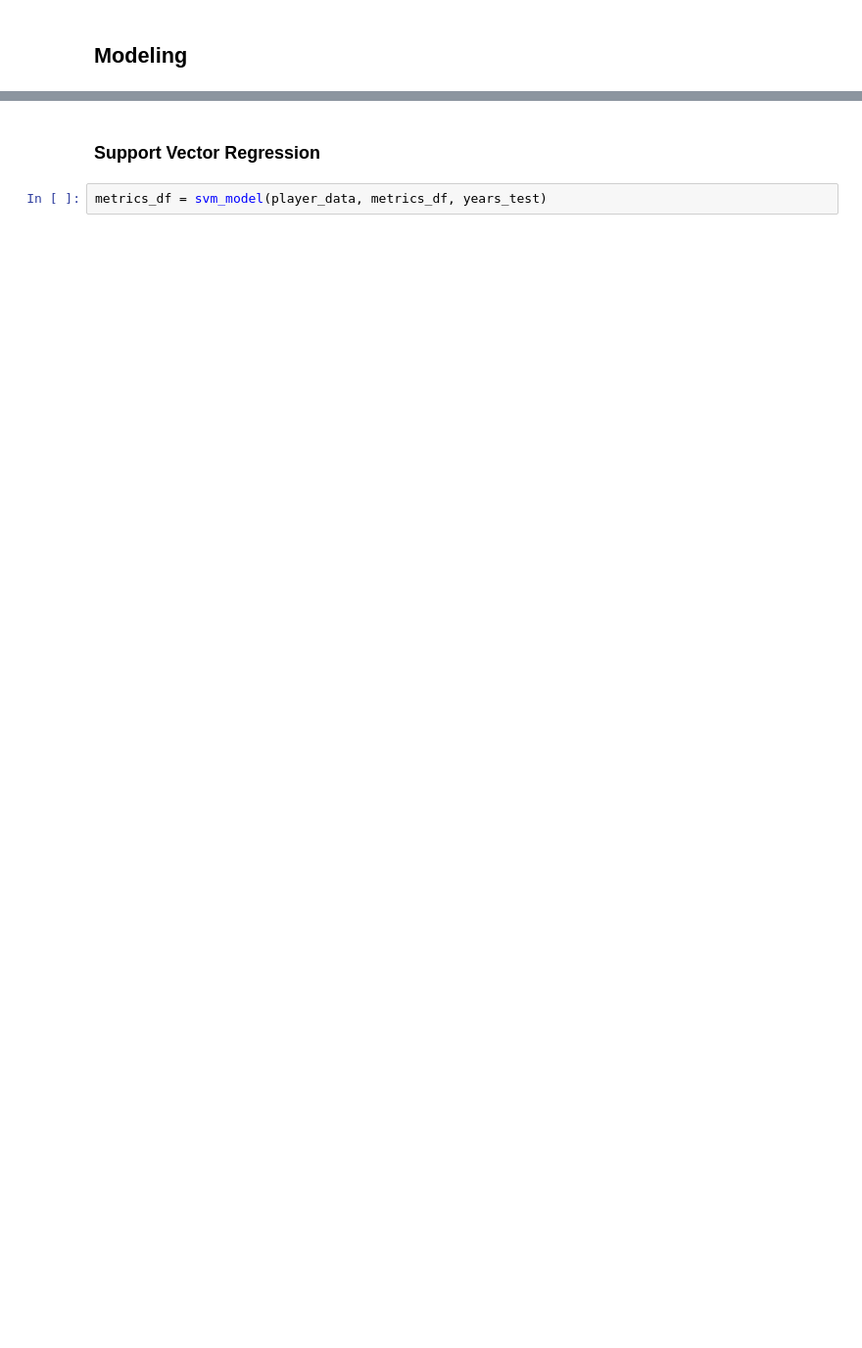
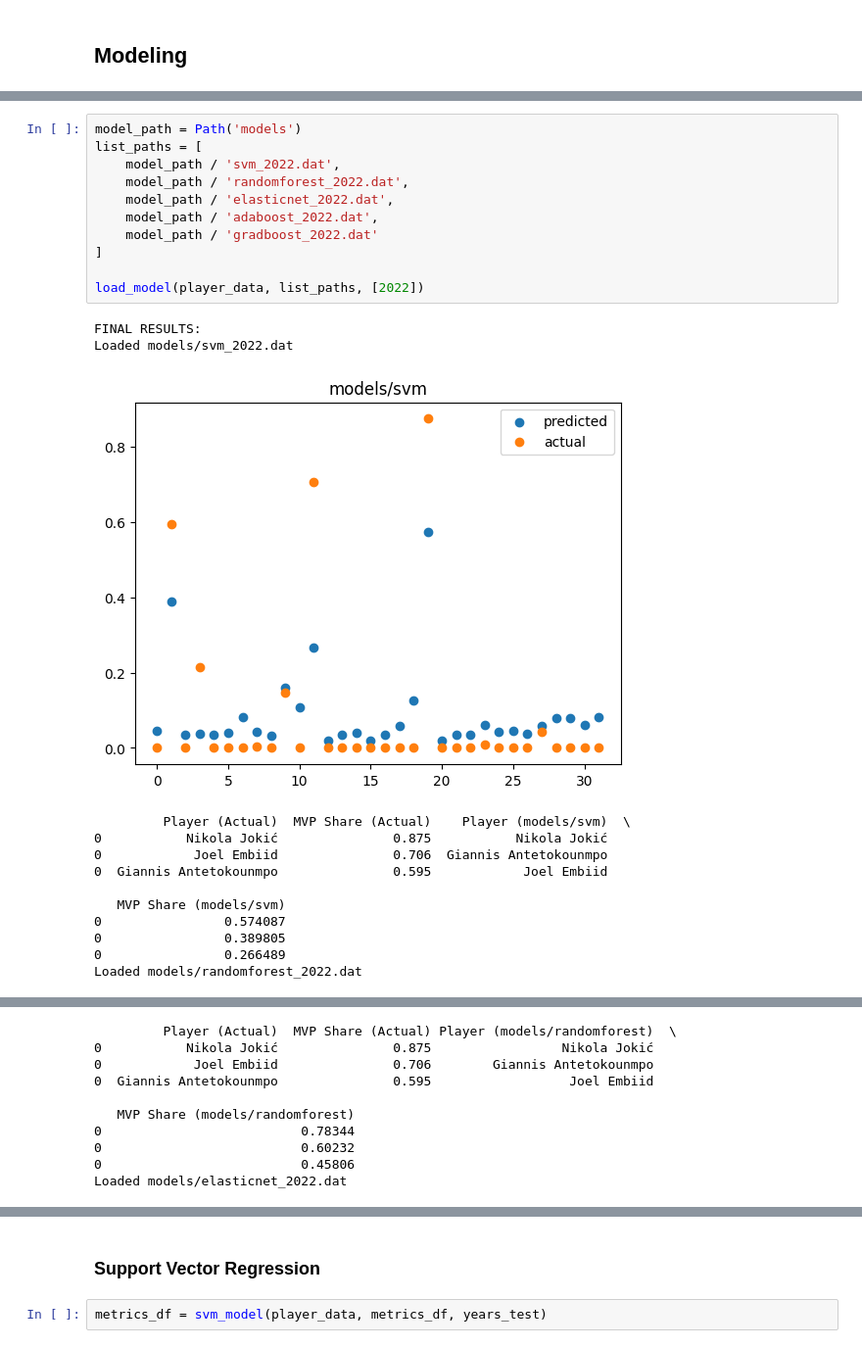
Before and after one commit to darrenhoang12/nba_mvp_predictor, a Jupyter notebook: visualizations.ipynb, the cells around one changed output, grey strips where cells are left out. Shown at 98% size. Saved outputs shown, nothing was run; the diff lists cells and outputs as text; blank space fills up the shorter version.

Commit message:
Added loading model and completed visualizations

```diff
--- a/visualizations.ipynb
+++ b/visualizations.ipynb
@@ -38 +38,26 @@ player_data.head()
 5 rows × 52 columns
+# %%
+model_path = Path('models')
+list_paths = [
+    model_path / 'svm_2022.dat',
+    model_path / 'randomforest_2022.dat',
+    model_path / 'elasticnet_2022.dat',
+    model_path / 'adaboost_2022.dat',
+    model_path / 'gradboost_2022.dat'
+]
+
+load_model(player_data, list_paths, [2022])
+# %% [output]
+FINAL RESULTS:
+Loaded models/svm_2022.dat
+[figure, added]
+         Player (Actual)  MVP Share (Actual)    Player (models/svm)  \
+0           Nikola Jokić               0.875           Nikola Jokić
+0            Joel Embiid               0.706  Giannis Antetokounmpo
+0  Giannis Antetokounmpo               0.595            Joel Embiid
+
+   MVP Share (models/svm)
+0                0.574087
+0                0.389805
+0                0.266489
+Loaded models/randomforest_2022.dat
@@ -38,0 +65,10 @@ player_data.head()
+         Player (Actual)  MVP Share (Actual) Player (models/randomforest)  \
+0           Nikola Jokić               0.875                 Nikola Jokić
+0            Joel Embiid               0.706        Giannis Antetokounmpo
+0  Giannis Antetokounmpo               0.595                  Joel Embiid
+
+   MVP Share (models/randomforest)
+0                          0.78344
+0                          0.60232
+0                          0.45806
+Loaded models/elasticnet_2022.dat
```
Also changed, not shown: parts of 10 cells of this notebook, 19 other files.
